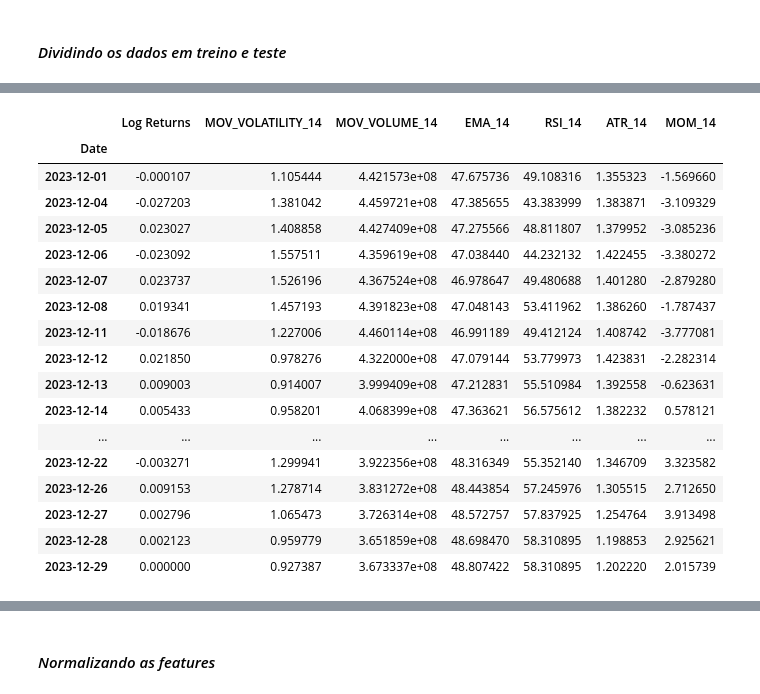
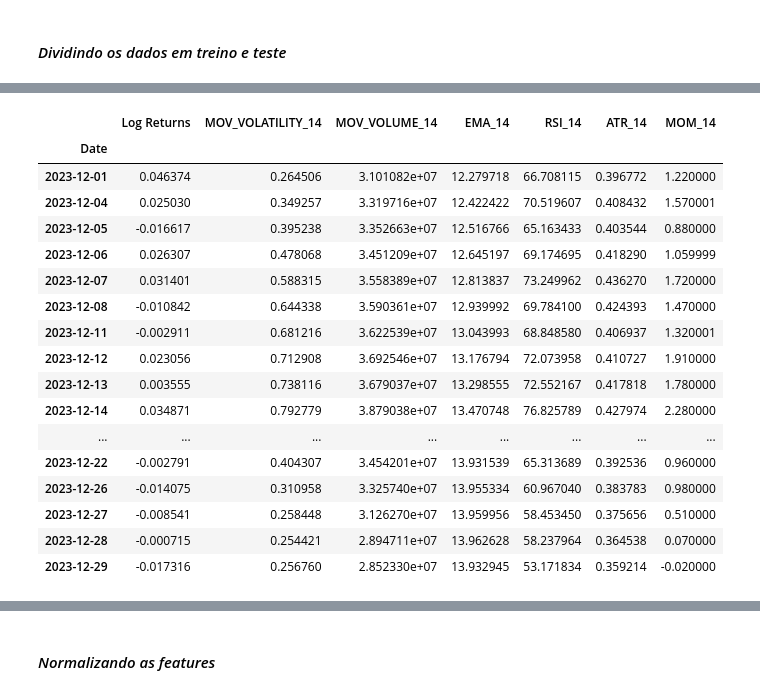
Before and after one commit to GB-Navarro/projeto_final_fin_quant_fea_dev, a Jupyter notebook: projeto_final_fin_quant.ipynb, the cells around one changed output, grey strips where cells are left out. Saved outputs shown, nothing was run; the diff lists cells and outputs as text; code cells hidden in the pictures.

```diff
--- a/projeto_final_fin_quant.ipynb
+++ b/projeto_final_fin_quant.ipynb
@@ -599,16 +616,16 @@ array(['NVDA'], dtype=object)
 # %%
-# Cria uma lista vazia para armazenar o resultado final (DataFrames que passaram pelo filtro).
-data_list = []
+# Cria uma lista vazia para armazenar o resultado final (DataFrames que passaram pelo filtro, ou seja, os que possuem o maior "V Value").
+dfs_list = []
 
 # Itera sobre cada um dos DataFrames da variável "dfs".
 for df in dfs:
     # Verifica se o nome do DataFrame está na lista de tickers selecionados.
     if df.name in selected_tickers:
-        # Guarda o DataFrame que contém os dados do ticker em questão em "data_list".
-        data_list.append(df)
+        # Guarda o DataFrame que contém os dados do ticker em questão em "dfs_list".
+        dfs_list.append(df)
 
-# Exibe o resultado obtido (isto é, os DataFrames com dados de todos os tickers que passaram pelo filtro).
-data_list
+# Exibe o resultado obtido (isto é, uma lista que contém os DataFrames que possuem o maior "V Value").
+dfs_list
 # %% [output]
 [            Adj Close  Log Returns  MOV_VOLATILITY_14  MOV_VOLUME_14  \
  Date
@@ -680,0 +669,10 @@ ticker_data
+# %%
+# Itera sobre cada um dos DataFrames presentes na variável "dfs" para adicionar um nome a eles e também para remover a feature "Ticker" de cada um.
+for df in dfs_list:
+    # Seta o nome do DataFrame em questão como sendo o nome do ticker que este DataFrame representa.
+    df.name = df['Ticker'].values[0]
+    # Remove a coluna "Ticker" do DataFrame em questão (Dado o modo que treinaremos a LSTM, tal coluna não é necessária).
+    df.drop(['Ticker'], axis=1, inplace=True)
+
+# Escolhe aleatoriamente um dos tickers que passaram pelo filtro e o exibe, no intuito de mostrar as modificações feitas nessa célula.
+dfs_list[np.random.randint(0, len(dfs_list))]
@@ -681,6 +699,2 @@ ticker_data
 # %% [markdown]
 #### *Dividindo os dados em treino e teste*
-# %%
-# Separa as features e o target
-X = ticker_data.drop(columns=['Adj Close'])
-y = ticker_data['Adj Close']
@@ -726,0 +784,9 @@ y_train, y_test = y[y.index < setup['test_initial_day']], y[y.index >= setup['te
+# %%
+# Seta o nome do target.
+target = 'Adj Close'
+# Separa os dados de cada DataFrame presente em "dfs_list" em dados de treino e dados de teste.
+train_test_data = split_dfs(dfs_list, target)
+# Obtem, de forma aleatória, o ticker que representa um dos DataFrames presentes em "dfs_list".
+random_ticker = list(train_test_data.keys())[np.random.randint(0,len(train_test_data.keys()))]
+# Exibe qual ticker foi escolhido aleatoriamente.
+print(random_ticker)
@@ -744,24 +812,24 @@ X_train
 1224 rows × 7 columns
 # %%
-# Exibe o conjunto de séries temporais das features que será usado para o teste do modelo.
-X_test
+# Exibe, para o ticker selecionado aleatoriamente, o conjunto de séries temporais das features que será utilizado para teste.
+train_test_data[random_ticker]['X_test']
 # %% [output]
 |  | Log Returns | MOV_VOLATILITY_14 | MOV_VOLUME_14 | EMA_14 | RSI_14 | ATR_14 | MOM_14 |
 | Date |  |  |  |  |  |  |  |
-| 2023-12-01 | -0.000107 | 1.105444 | 4.421573e+08 | 47.675736 | 49.108316 | 1.355323 | -1.569660 |
-| 2023-12-04 | -0.027203 | 1.381042 | 4.459721e+08 | 47.385655 | 43.383999 | 1.383871 | -3.109329 |
-| 2023-12-05 | 0.023027 | 1.408858 | 4.427409e+08 | 47.275566 | 48.811807 | 1.379952 | -3.085236 |
-| 2023-12-06 | -0.023092 | 1.557511 | 4.359619e+08 | 47.038440 | 44.232132 | 1.422455 | -3.380272 |
-| 2023-12-07 | 0.023737 | 1.526196 | 4.367524e+08 | 46.978647 | 49.480688 | 1.401280 | -2.879280 |
-| 2023-12-08 | 0.019341 | 1.457193 | 4.391823e+08 | 47.048143 | 53.411962 | 1.386260 | -1.787437 |
-| 2023-12-11 | -0.018676 | 1.227006 | 4.460114e+08 | 46.991189 | 49.412124 | 1.408742 | -3.777081 |
-| 2023-12-12 | 0.021850 | 0.978276 | 4.322000e+08 | 47.079144 | 53.779973 | 1.423831 | -2.282314 |
-| 2023-12-13 | 0.009003 | 0.914007 | 3.999409e+08 | 47.212831 | 55.510984 | 1.392558 | -0.623631 |
-| 2023-12-14 | 0.005433 | 0.958201 | 4.068399e+08 | 47.363621 | 56.575612 | 1.382232 | 0.578121 |
+| 2023-12-01 | 0.046374 | 0.264506 | 3.101082e+07 | 12.279718 | 66.708115 | 0.396772 | 1.220000 |
+| 2023-12-04 | 0.025030 | 0.349257 | 3.319716e+07 | 12.422422 | 70.519607 | 0.408432 | 1.570001 |
+| 2023-12-05 | -0.016617 | 0.395238 | 3.352663e+07 | 12.516766 | 65.163433 | 0.403544 | 0.880000 |
+| 2023-12-06 | 0.026307 | 0.478068 | 3.451209e+07 | 12.645197 | 69.174695 | 0.418290 | 1.059999 |
+| 2023-12-07 | 0.031401 | 0.588315 | 3.558389e+07 | 12.813837 | 73.249962 | 0.436270 | 1.720000 |
+| 2023-12-08 | -0.010842 | 0.644338 | 3.590361e+07 | 12.939992 | 69.784100 | 0.424393 | 1.470000 |
+| 2023-12-11 | -0.002911 | 0.681216 | 3.622539e+07 | 13.043993 | 68.848580 | 0.406937 | 1.320001 |
+| 2023-12-12 | 0.023056 | 0.712908 | 3.692546e+07 | 13.176794 | 72.073958 | 0.410727 | 1.910000 |
+| 2023-12-13 | 0.003555 | 0.738116 | 3.679037e+07 | 13.298555 | 72.552167 | 0.417818 | 1.780000 |
+| 2023-12-14 | 0.034871 | 0.792779 | 3.879038e+07 | 13.470748 | 76.825789 | 0.427974 | 2.280000 |
 | ... | ... | ... | ... | ... | ... | ... | ... |
-| 2023-12-22 | -0.003271 | 1.299941 | 3.922356e+08 | 48.316349 | 55.352140 | 1.346709 | 3.323582 |
-| 2023-12-26 | 0.009153 | 1.278714 | 3.831272e+08 | 48.443854 | 57.245976 | 1.305515 | 2.712650 |
-| 2023-12-27 | 0.002796 | 1.065473 | 3.726314e+08 | 48.572757 | 57.837925 | 1.254764 | 3.913498 |
-| 2023-12-28 | 0.002123 | 0.959779 | 3.651859e+08 | 48.698470 | 58.310895 | 1.198853 | 2.925621 |
-| 2023-12-29 | 0.000000 | 0.927387 | 3.673337e+08 | 48.807422 | 58.310895 | 1.202220 | 2.015739 |
+| 2023-12-22 | -0.002791 | 0.404307 | 3.454201e+07 | 13.931539 | 65.313689 | 0.392536 | 0.960000 |
+| 2023-12-26 | -0.014075 | 0.310958 | 3.325740e+07 | 13.955334 | 60.967040 | 0.383783 | 0.980000 |
+| 2023-12-27 | -0.008541 | 0.258448 | 3.126270e+07 | 13.959956 | 58.453450 | 0.375656 | 0.510000 |
+| 2023-12-28 | -0.000715 | 0.254421 | 2.894711e+07 | 13.962628 | 58.237964 | 0.364538 | 0.070000 |
+| 2023-12-29 | -0.017316 | 0.256760 | 2.852330e+07 | 13.932945 | 53.171834 | 0.359214 | -0.020000 |
 # %%
```
Also changed, not shown: parts of 82 cells of this notebook.
